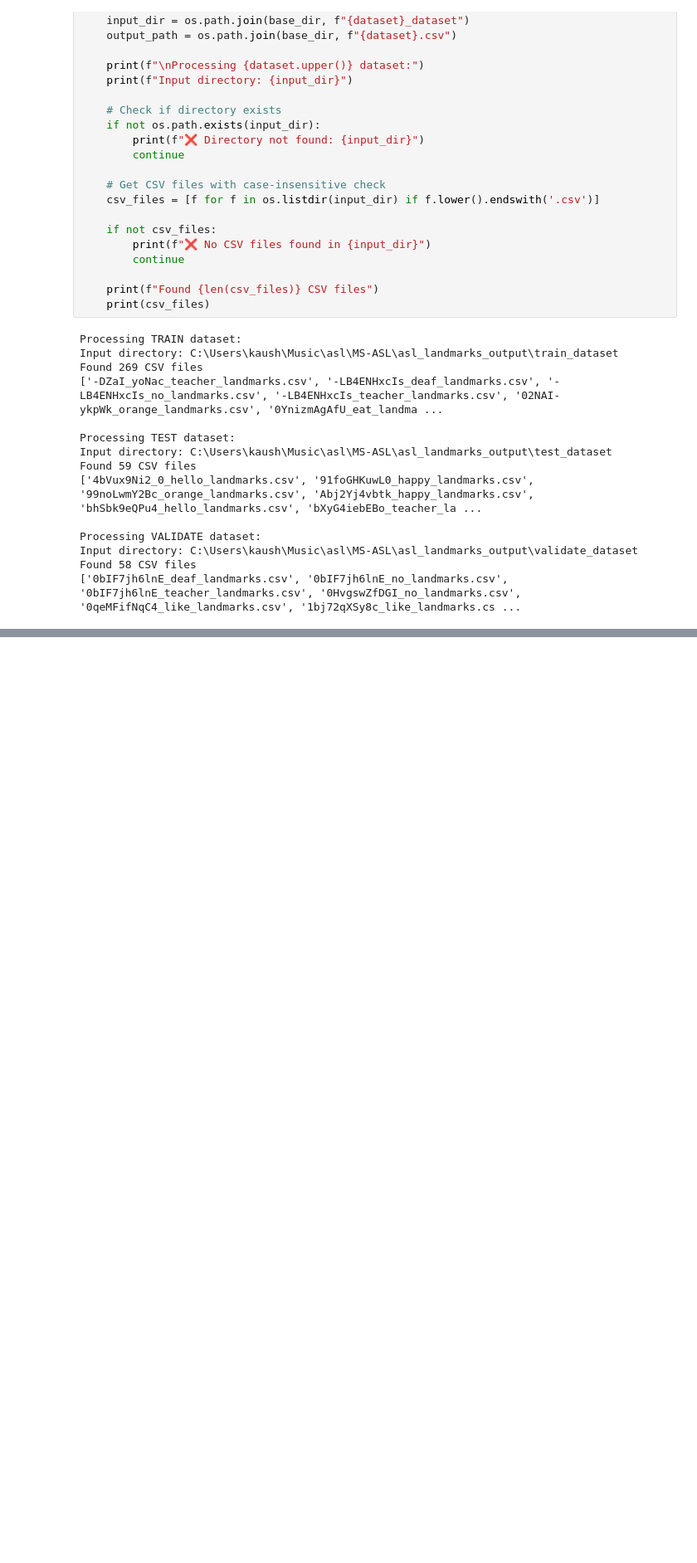
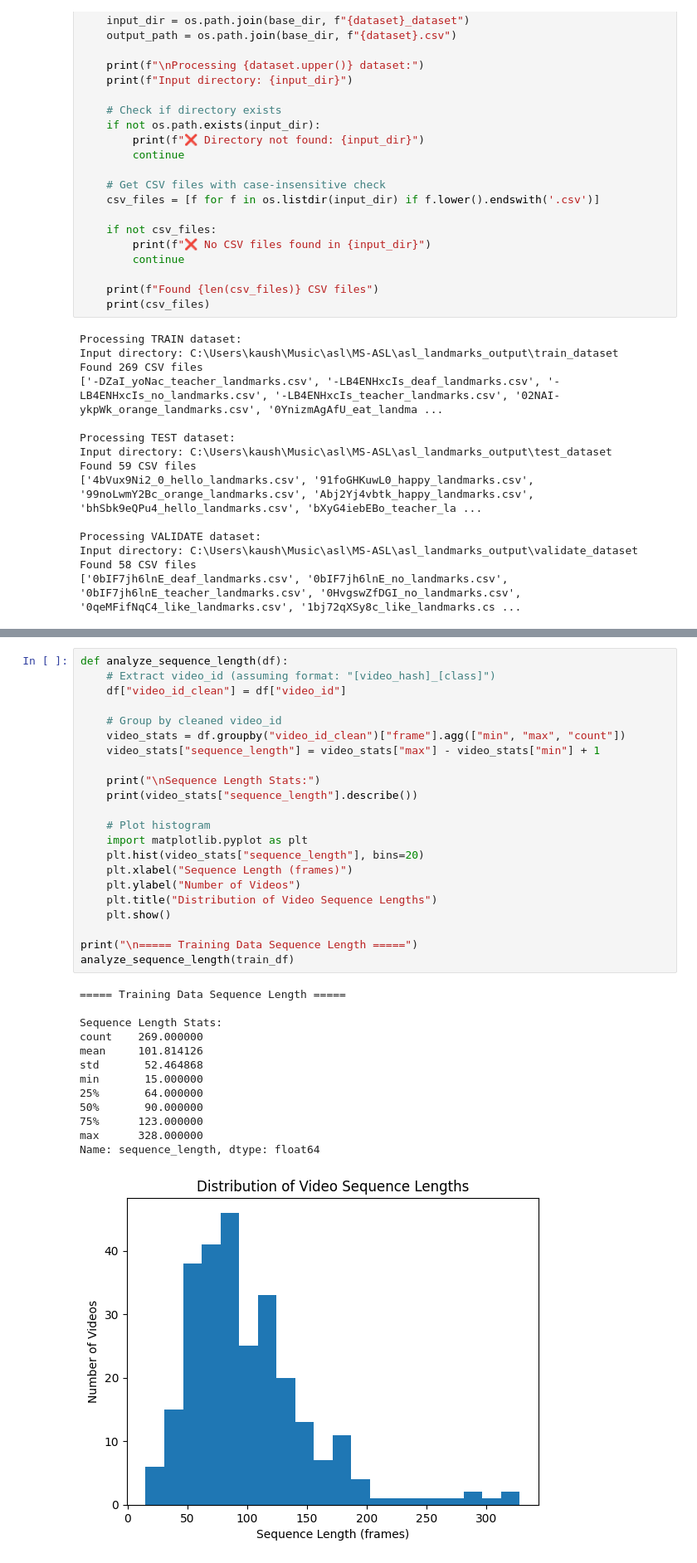
Before and after one commit to arjunron97/ASL-Echo, a Jupyter notebook: data processing/dataprocessing.ipynb, the cells around one changed output, grey strips where cells are left out. Shown at 83% size. Saved outputs shown, nothing was run; the diff lists cells and outputs as text; blank space fills up the shorter version.

```diff
--- a/data processing/dataprocessing.ipynb
+++ b/data processing/dataprocessing.ipynb
@@ -126,0 +156,36 @@ Found 58 CSV files
+# %%
+def analyze_sequence_length(df):
+    # Extract video_id (assuming format: "[video_hash]_[class]")
+    df["video_id_clean"] = df["video_id"]
+
+    # Group by cleaned video_id
+    video_stats = df.groupby("video_id_clean")["frame"].agg(["min", "max", "count"])
+    video_stats["sequence_length"] = video_stats["max"] - video_stats["min"] + 1
+
+    print("\nSequence Length Stats:")
+    print(video_stats["sequence_length"].describe())
+
+    # Plot histogram
+    import matplotlib.pyplot as plt
+    plt.hist(video_stats["sequence_length"], bins=20)
+    plt.xlabel("Sequence Length (frames)")
+    plt.ylabel("Number of Videos")
+    plt.title("Distribution of Video Sequence Lengths")
+    plt.show()
+
+print("\n===== Training Data Sequence Length =====")
+analyze_sequence_length(train_df)
+# %% [output]
+===== Training Data Sequence Length =====
+
+Sequence Length Stats:
+count    269.000000
+mean     101.814126
+std       52.464868
+min       15.000000
+25%       64.000000
+50%       90.000000
+75%      123.000000
+max      328.000000
+Name: sequence_length, dtype: float64
+[figure, added]
```
Also changed, not shown: parts of 18 cells of this notebook, 17 other files.
